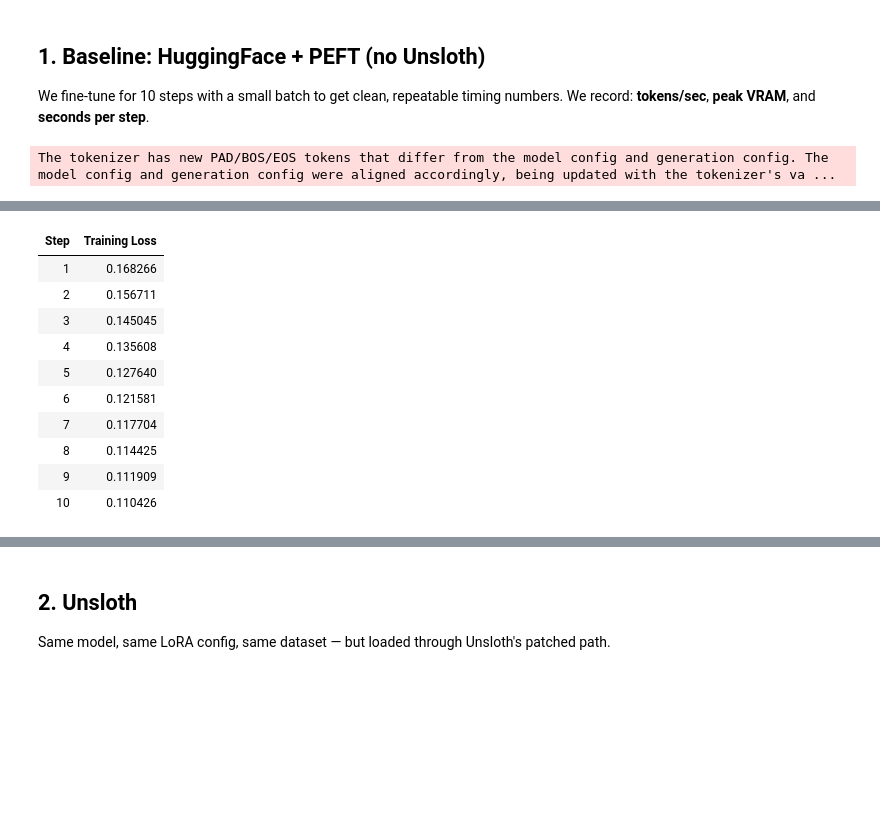
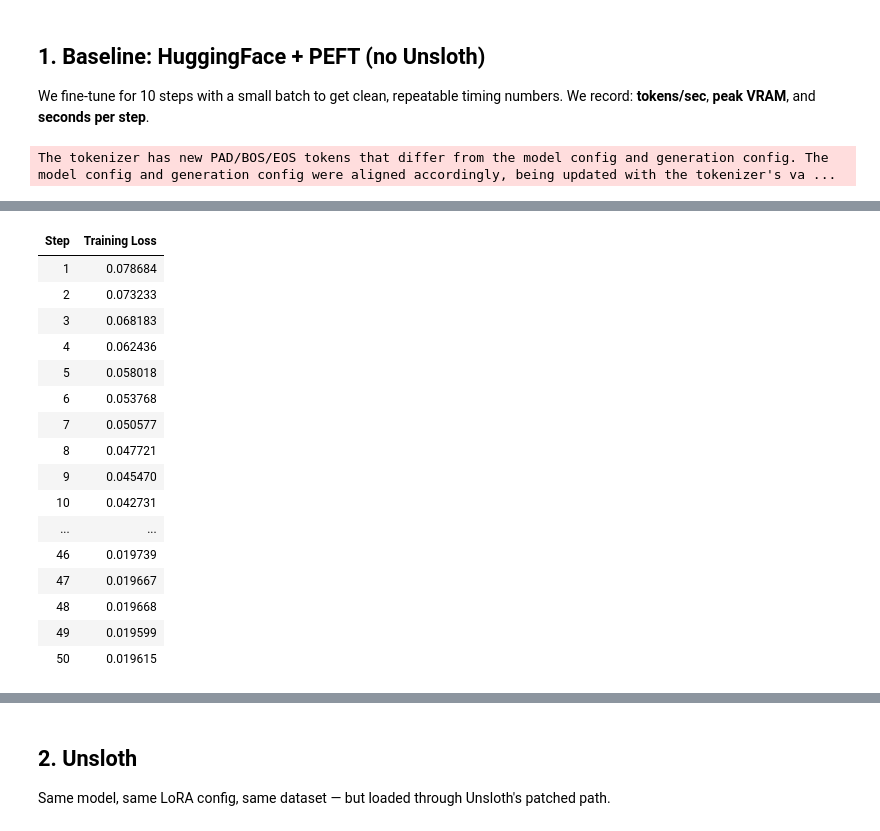
Before and after one commit to rkaunismaa/UnslothLab, a Jupyter notebook: notebooks/01-the-speedup-is-real.ipynb, the cells around one changed output, grey strips where cells are left out. Drawn from its saved outputs; the diff is of its cells as text; code cells hidden in the pictures; blank space fills up the shorter version.

```diff
--- a/notebooks/01-the-speedup-is-real.ipynb
+++ b/notebooks/01-the-speedup-is-real.ipynb
@@ -57,43 +28,40 @@ model_hf = prepare_model_for_kbit_training(model_hf)
 # %%
-# import time, torch
-# from transformers import AutoModelForCausalLM, AutoTokenizer
-# from peft import LoraConfig, get_peft_model, prepare_model_for_kbit_training
-# from trl import SFTTrainer, SFTConfig
-# from datasets import Dataset
+import time, torch
+from transformers import AutoModelForCausalLM, AutoTokenizer
+from peft import LoraConfig, get_peft_model, prepare_model_for_kbit_training
+from trl import SFTTrainer, SFTConfig
+from datasets import Dataset
 
-# MODEL_ID = "meta-llama/Meta-Llama-3-8B"
-# MAX_SEQ_LEN = 512
-# N_STEPS = 10
+MODEL_ID = "meta-llama/Meta-Llama-3-8B"
+MAX_SEQ_LEN = 512
+N_STEPS = 50
 
-# # Load model in 4-bit (standard BitsAndBytes, no Unsloth)
-# from transformers import BitsAndBytesConfig
-# bnb_config = BitsAndBytesConfig(
-#     load_in_4bit=True,
-#     bnb_4bit_quant_type="nf4",
-#     bnb_4bit_compute_dtype=torch.bfloat16,
-#     bnb_4bit_use_double_quant=True,
-# )
+# Load model in 4-bit (standard BitsAndBytes, no Unsloth)
+from transformers import BitsAndBytesConfig
+bnb_config = BitsAndBytesConfig(
+    load_in_4bit=True,
+    bnb_4bit_quant_type="nf4",
+    bnb_4bit_compute_dtype=torch.bfloat16,
+    bnb_4bit_use_double_quant=True,
+)
 
-# tokenizer = AutoTokenizer.from_pretrained(MODEL_ID)
-# tokenizer.pad_token = tokenizer.eos_token
+tokenizer = AutoTokenizer.from_pretrained(MODEL_ID)
+tokenizer.pad_token = tokenizer.eos_token
 
-# model_hf = AutoModelForCausalLM.from_pretrained(
-#     MODEL_ID,
-#     quantization_config=bnb_config,
-#     device_map="auto",
-# )
-# model_hf = prepare_model_for_kbit_training(model_hf)
+model_hf = AutoModelForCausalLM.from_pretrained(
+    MODEL_ID,
+    quantization_config=bnb_config,
+    device_map="auto",
+)
+model_hf = prepare_model_for_kbit_training(model_hf)
 
 lora_config = LoraConfig(r=16, lora_alpha=32, target_modules="all-linear",
-                          lora_dropout=0.05, bias="none", task_type="CAUSAL_LM")
+                          lora_dropout=0, bias="none", task_type="CAUSAL_LM")
 model_hf = get_peft_model(model_hf, lora_config)
 
 # Tiny dataset for timing
-texts = [{"text": "The quick brown fox jumps over the lazy dog. " * 20}] * 64
+texts = [{"text": "The quick brown fox jumps over the lazy dog. " * 45}] * 64
 dataset = Dataset.from_list(texts)
-
-torch.cuda.reset_peak_memory_stats()
-t0 = time.perf_counter()
 
 trainer_hf = SFTTrainer(
     model=model_hf,
@@ -112,10 +80,15 @@ trainer_hf = SFTTrainer(
         max_length=MAX_SEQ_LEN,
     ),
 )
+
+# Time only the training loop — model loading and setup are excluded
+torch.cuda.reset_peak_memory_stats()
+torch.cuda.synchronize()
+t0 = time.perf_counter()
 trainer_hf.train()
 torch.cuda.synchronize()
+hf_time = time.perf_counter() - t0
 
-hf_time = time.perf_counter() - t0
 hf_vram_mb = torch.cuda.max_memory_allocated() / 1024**2
 hf_tokens_per_sec = (N_STEPS * 2 * MAX_SEQ_LEN) / hf_time
 
@@ -129,11 +102,17 @@ The tokenizer has new PAD/BOS/EOS tokens that differ from the model config and g
 | Step | Training Loss |
-| 1 | 0.168266 |
-| 2 | 0.156711 |
-| 3 | 0.145045 |
-| 4 | 0.135608 |
-| 5 | 0.127640 |
-| 6 | 0.121581 |
-| 7 | 0.117704 |
-| 8 | 0.114425 |
-| 9 | 0.111909 |
-| 10 | 0.110426 |
+| 1 | 0.078684 |
+| 2 | 0.073233 |
+| 3 | 0.068183 |
+| 4 | 0.062436 |
+| 5 | 0.058018 |
+| 6 | 0.053768 |
+| 7 | 0.050577 |
+| 8 | 0.047721 |
+| 9 | 0.045470 |
+| 10 | 0.042731 |
+| ... | ... |
+| 46 | 0.019739 |
+| 47 | 0.019667 |
+| 48 | 0.019668 |
+| 49 | 0.019599 |
+| 50 | 0.019615 |
```
Also changed, not shown: parts of 6 cells of this notebook, 3 other files.
